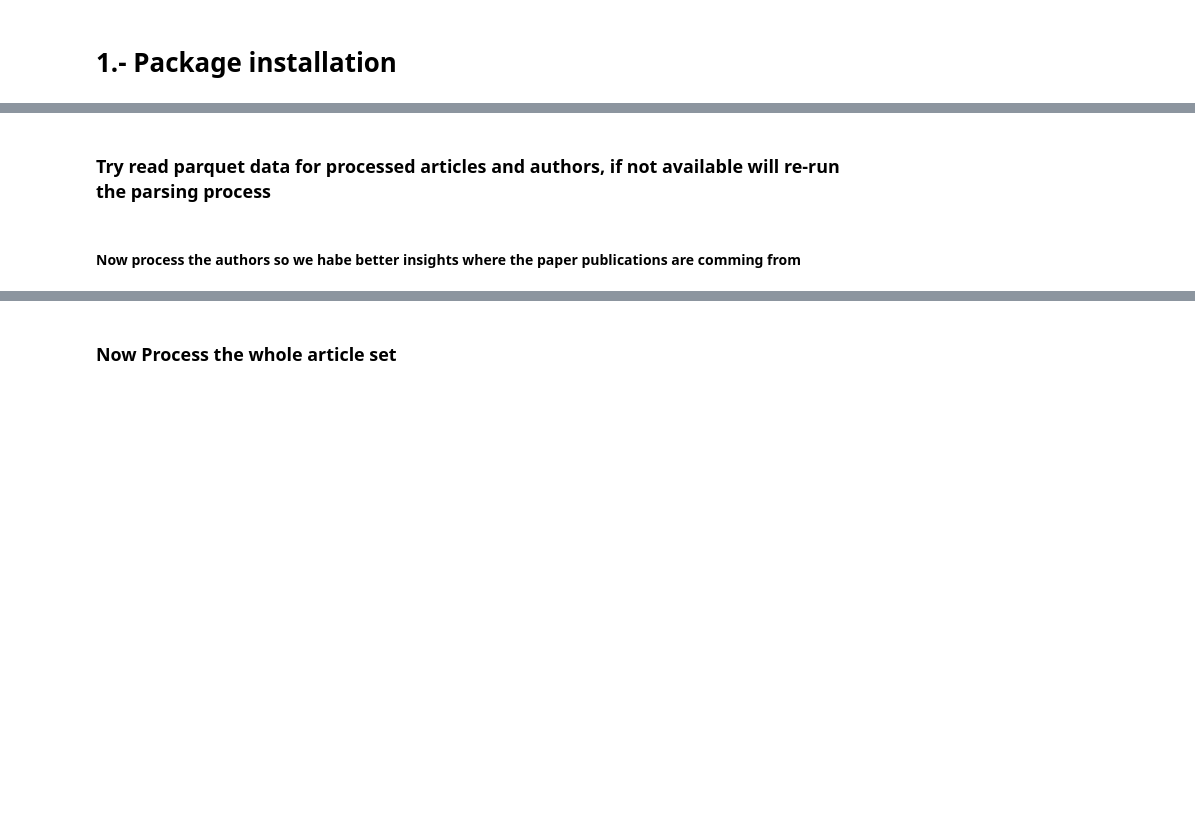
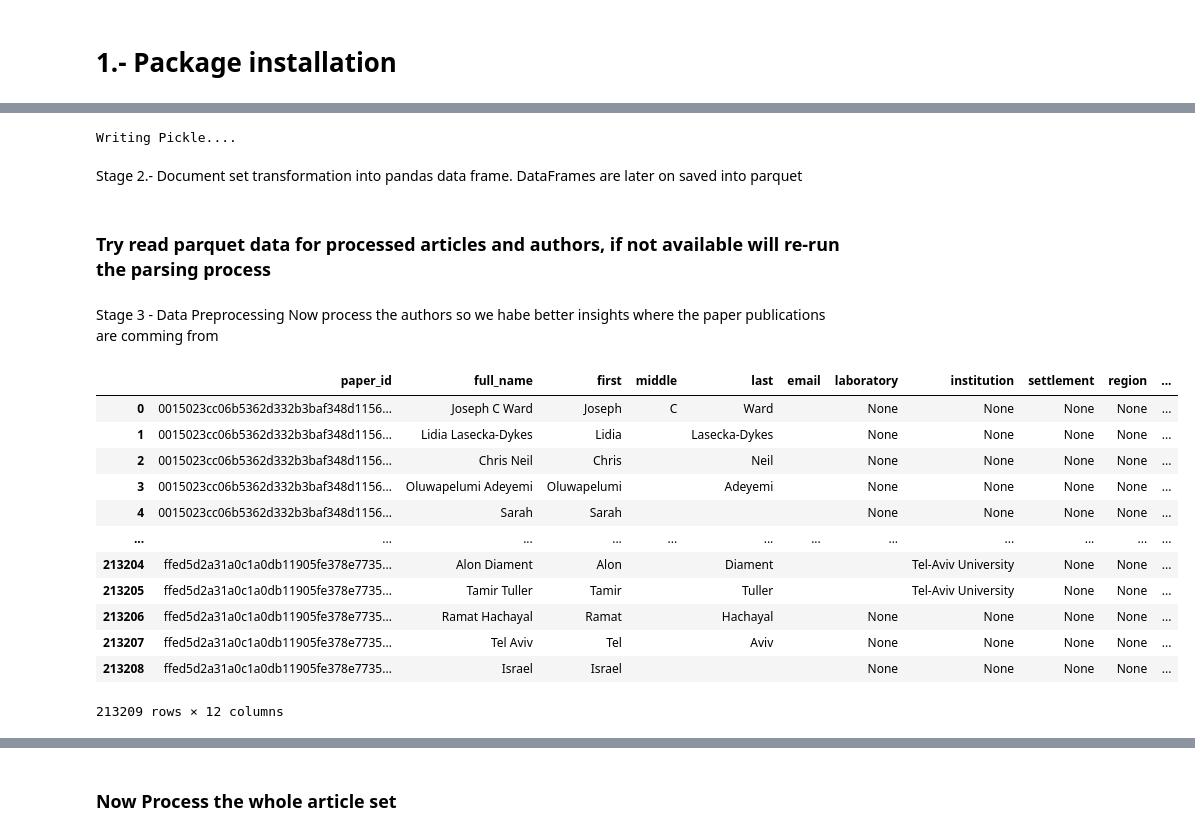
Before and after one commit to asahicantu/DAT550, a Jupyter notebook: covid_project.ipynb, the cells around one changed output, grey strips where cells are left out. Drawn from its saved outputs; the diff is of its cells as text; code cells hidden in the pictures; blank space fills up the shorter version.

Commit message:
Optimized pip package and documentation

```diff
--- a/covid_project.ipynb
+++ b/covid_project.ipynb
@@ -182,10 +198,10 @@ def read_pickle(file_name):
 # %%
 path = '..\\CORD-19-research-challenge'
 data_dirs = [
-    'biorxiv_medrxiv\\biorxiv_medrxiv'
-    ,'comm_use_subset\\comm_use_subset'
-    ,'custom_license\\custom_license'
-    ,'noncomm_use_subset\\noncomm_use_subset'
+    'biorxiv_medrxiv\\biorxiv_medrxiv\\pdf_json'
+    ,'comm_use_subset\\comm_use_subset\\pdf_json'
+    ,'custom_license\\custom_license\\pdf_json'
+    ,'noncomm_use_subset\\noncomm_use_subset\\pdf_json'
 ]
 metadata_file = 'metadata.csv'
 # %%
@@ -278,6 +296,10 @@ if articles_set is None:
         stats += st
     print('Writing Pickle....')
     write_pickle(articles_set, pickle_file_name)
+# %% [output]
+Writing Pickle....
+# %% [markdown]
+Stage 2.- Document set transformation into pandas data frame. DataFrames are later on saved into parquet
 # %% [markdown]
 ### Try read parquet data for processed articles and authors, if not available will re-run the parsing process
 # %%
@@ -301,4 +323,20 @@ if authors is None or articles is None:
     authors.to_parquet(authors_file)
     articles.to_parquet(articles_file)
 # %% [markdown]
-#### Now process the authors so we habe better insights where the paper publications are comming from
+Stage 3 - Data Preprocessing Now process the authors so we habe better insights where the paper publications are comming from
+# %%
+authors
+# %% [output]
+|  | paper_id | full_name | first | middle | last | email | laboratory | institution | settlement | region | ... |
+| 0 | 0015023cc06b5362d332b3baf348d1156... | Joseph C Ward | Joseph | C | Ward |  | None | None | None | None | ... |
+| 1 | 0015023cc06b5362d332b3baf348d1156... | Lidia Lasecka-Dykes | Lidia |  | Lasecka-Dykes |  | None | None | None | None | ... |
+| 2 | 0015023cc06b5362d332b3baf348d1156... | Chris Neil | Chris |  | Neil |  | None | None | None | None | ... |
+| 3 | 0015023cc06b5362d332b3baf348d1156... | Oluwapelumi Adeyemi | Oluwapelumi |  | Adeyemi |  | None | None | None | None | ... |
+| 4 | 0015023cc06b5362d332b3baf348d1156... | Sarah | Sarah |  |  |  | None | None | None | None | ... |
+| ... | ... | ... | ... | ... | ... | ... | ... | ... | ... | ... | ... |
+| 213204 | ffed5d2a31a0c1a0db11905fe378e7735... | Alon Diament | Alon |  | Diament |  |  | Tel-Aviv University | None | None | ... |
+| 213205 | ffed5d2a31a0c1a0db11905fe378e7735... | Tamir Tuller | Tamir |  | Tuller |  |  | Tel-Aviv University | None | None | ... |
+| 213206 | ffed5d2a31a0c1a0db11905fe378e7735... | Ramat Hachayal | Ramat |  | Hachayal |  | None | None | None | None | ... |
+| 213207 | ffed5d2a31a0c1a0db11905fe378e7735... | Tel Aviv | Tel |  | Aviv |  | None | None | None | None | ... |
+| 213208 | ffed5d2a31a0c1a0db11905fe378e7735... | Israel | Israel |  |  |  | None | None | None | None | ... |
+213209 rows × 12 columns
```
Also changed, not shown: parts of 35 cells of this notebook.
